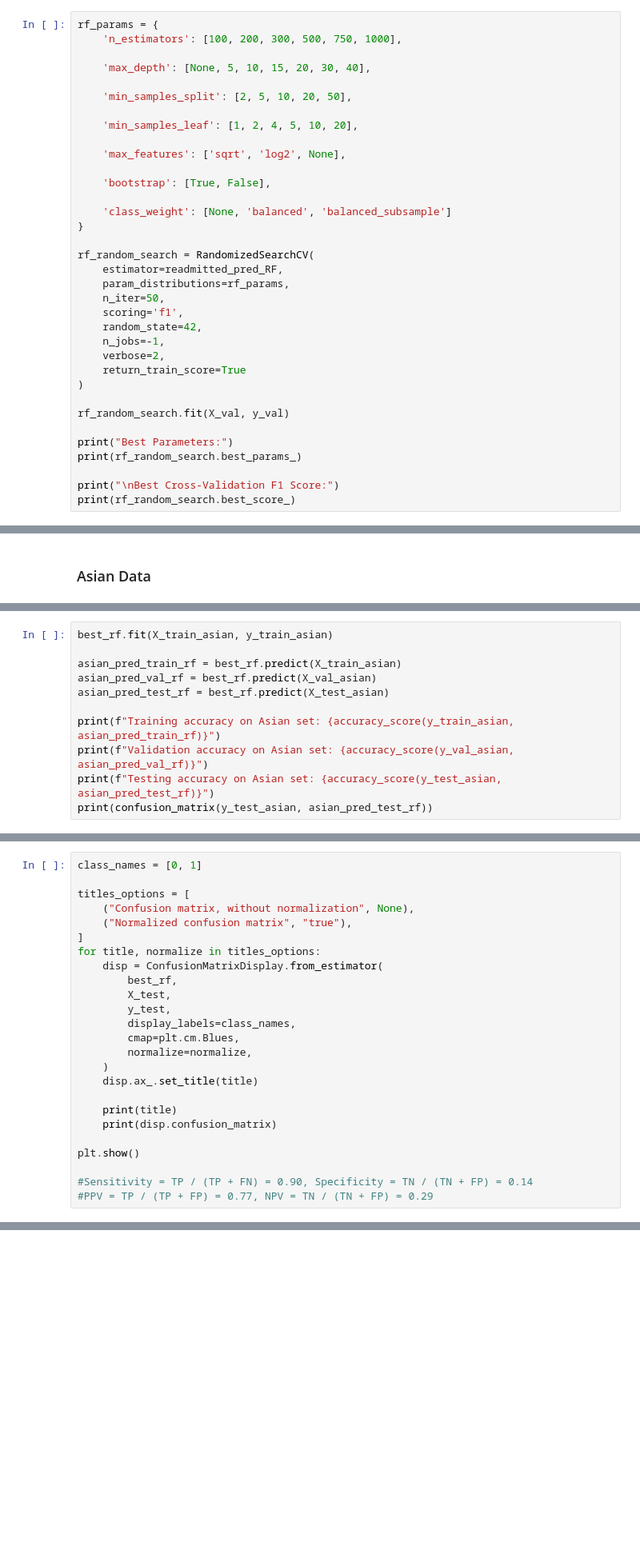
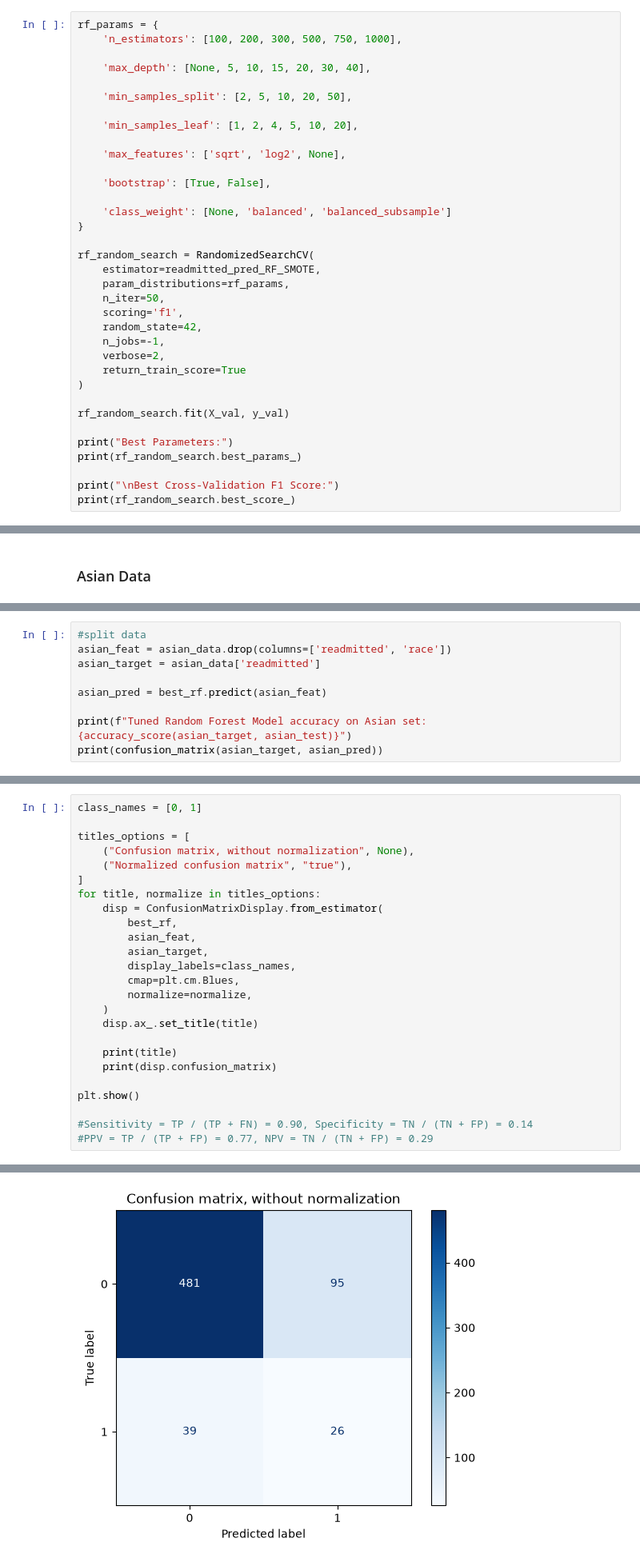
Before and after one commit to benly03/Hospital_readmission, a Jupyter notebook: Hospital_Readmission.ipynb, the cells around one changed output, grey strips where cells are left out. Shown at 80% size. Drawn from its saved outputs; the diff is of its cells as text; blank space fills up the shorter version.

Commit message:
Conducted Stratified Analysis across races

```diff
--- a/Hospital_Readmission.ipynb
+++ b/Hospital_Readmission.ipynb
@@ -709,7 +755,7 @@ rf_params = {
 }
 
 rf_random_search = RandomizedSearchCV(
-    estimator=readmitted_pred_RF,
+    estimator=readmitted_pred_RF_SMOTE,
     param_distributions=rf_params,
     n_iter=50,
     scoring='f1',
@@ -794,11 +829,0 @@ X_train_asian, X_val_asian, y_train_asian, y_val_asian = train_test_split(X_trai
-# %%
-best_rf.fit(X_train_asian, y_train_asian)
-
-asian_pred_train_rf = best_rf.predict(X_train_asian)
-asian_pred_val_rf = best_rf.predict(X_val_asian)
-asian_pred_test_rf = best_rf.predict(X_test_asian)
-
-print(f"Training accuracy on Asian set: {accuracy_score(y_train_asian, asian_pred_train_rf)}")
-print(f"Validation accuracy on Asian set: {accuracy_score(y_val_asian, asian_pred_val_rf)}")
-print(f"Testing accuracy on Asian set: {accuracy_score(y_test_asian, asian_pred_test_rf)}")
-print(confusion_matrix(y_test_asian, asian_pred_test_rf))
@@ -810,0 +830,9 @@ Testing accuracy on Asian set: 0.7054263565891473
+# %%
+#split data
+asian_feat = asian_data.drop(columns=['readmitted', 'race'])
+asian_target = asian_data['readmitted']
+
+asian_pred = best_rf.predict(asian_feat)
+
+print(f"Tuned Random Forest Model accuracy on Asian set: {accuracy_score(asian_target, asian_test)}")
+print(confusion_matrix(asian_target, asian_pred))
@@ -818,8 +850,8 @@ titles_options = [
 for title, normalize in titles_options:
     disp = ConfusionMatrixDisplay.from_estimator(
         best_rf,
-        X_test,
-        y_test,
+        asian_feat,
+        asian_target,
         display_labels=class_names,
         cmap=plt.cm.Blues,
         normalize=normalize,
@@ -833,3 +865,4 @@ plt.show()
 
 #Sensitivity = TP / (TP + FN) = 0.90, Specificity = TN / (TN + FP) = 0.14
 #PPV = TP / (TP + FP) = 0.77, NPV = TN / (TN + FP) = 0.29
+# %% [output]
@@ -835,0 +875 @@ plt.show()
+[figure, added]
```
Also changed, not shown: parts of 31 cells of this notebook.
